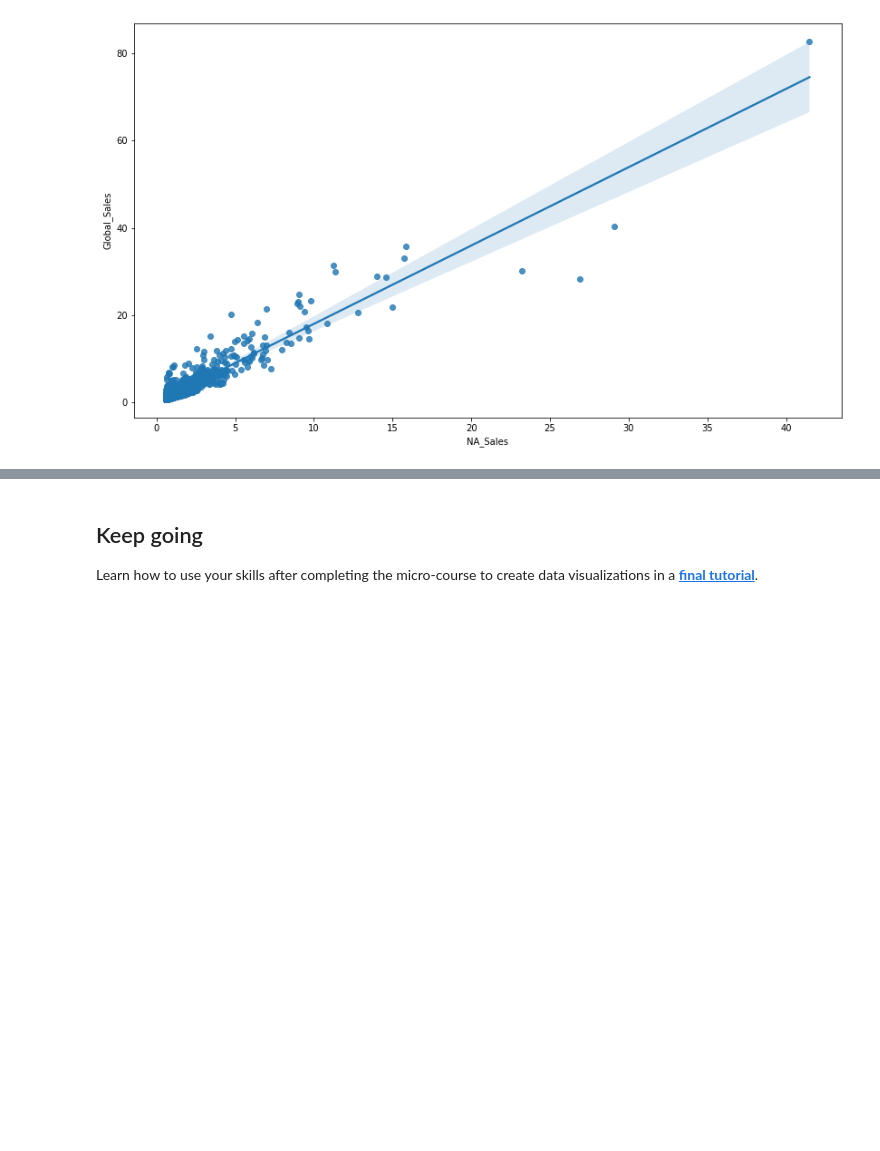
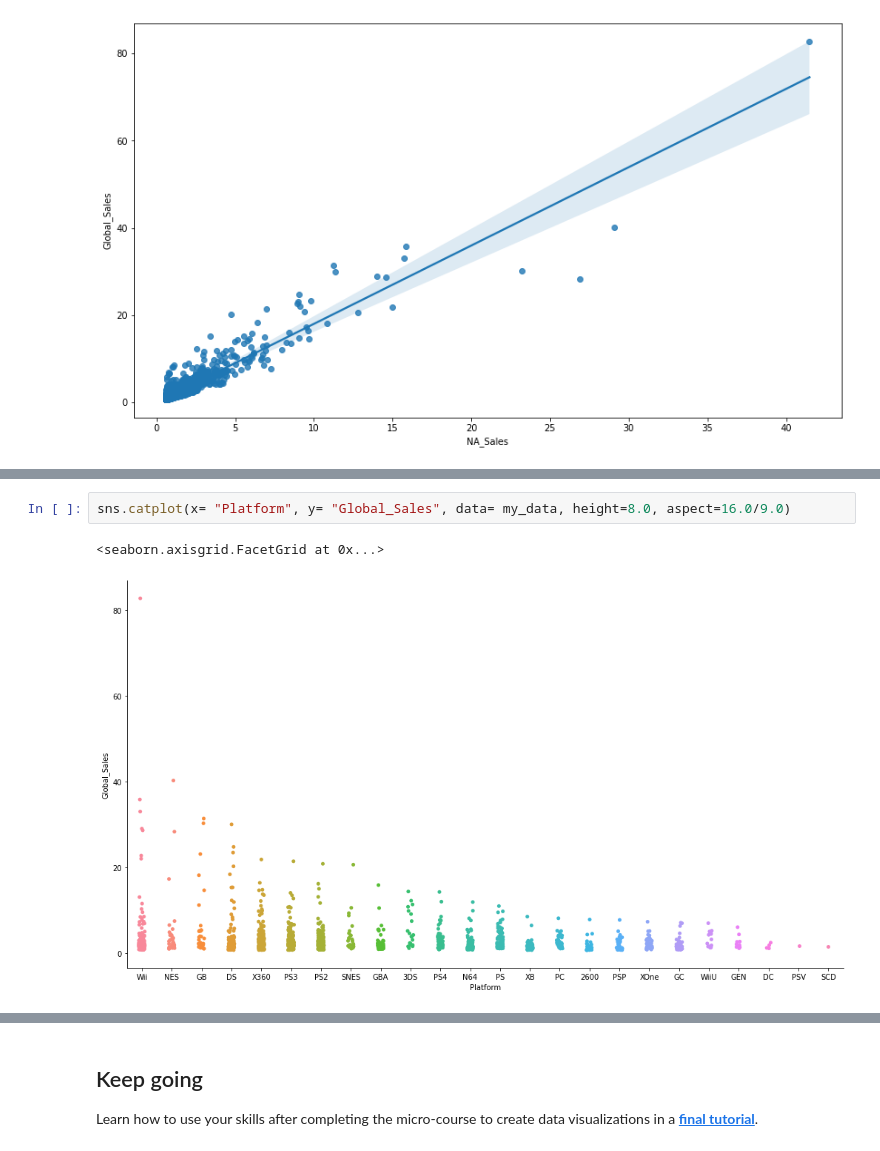
Before and after one commit to anjishnu-roy-00/Kaggle-Data_Visualization-Anjishnu, a Jupyter notebook: exercise-final-project.ipynb, the cells around one changed output, grey strips where cells are left out. Drawn from its saved outputs; the diff is of its cells as text; blank space fills up the shorter version.

```diff
--- a/exercise-final-project.ipynb
+++ b/exercise-final-project.ipynb
@@ -293,0 +294,5 @@ LinregressResult(slope=nan, intercept=nan, rvalue=nan, pvalue=nan, stderr=nan, i
+# %%
+sns.catplot(x= "Platform", y= "Global_Sales", data= my_data, height=8.0, aspect=16.0/9.0)
+# %% [output]
+<seaborn.axisgrid.FacetGrid at 0x...>
+[figure, added]
```
Also changed, not shown: parts of 2 cells of this notebook.
